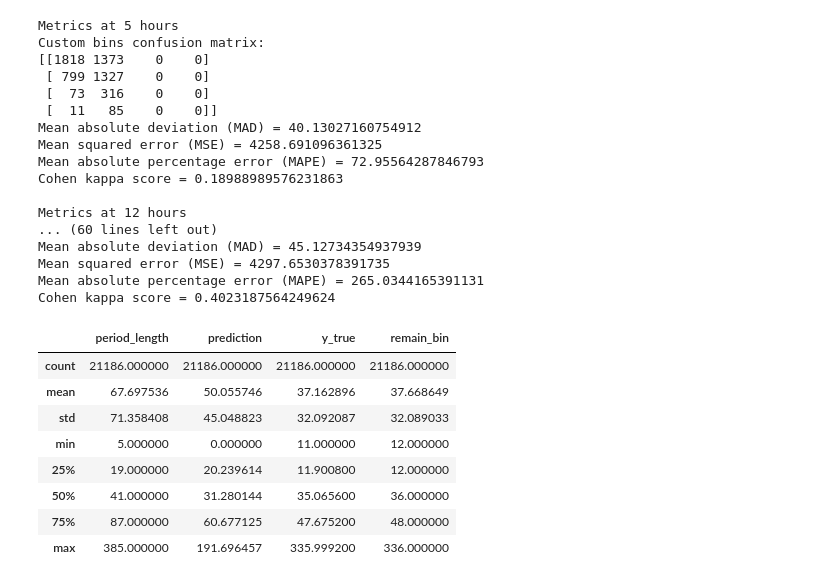
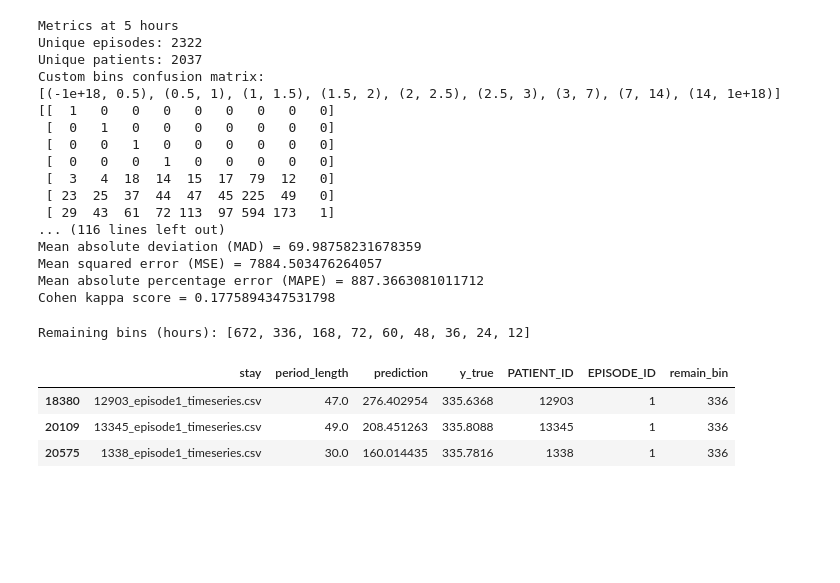
Before and after one commit to PNilayam/CS598_DLH, a Jupyter notebook: notebooks/metrics-exploration-01.ipynb, the cells around one changed output. Saved outputs shown, nothing was run; the diff lists cells and outputs as text; code cells hidden in the pictures; blank space fills up the shorter version.

```diff
--- a/notebooks/metrics-exploration-01.ipynb
+++ b/notebooks/metrics-exploration-01.ipynb
@@ -31,0 +33,4 @@ df.describe(include="all")
+# %%
+# Add patient to the table
+df["PATIENT_ID"] = df["stay"].apply(lambda x: int(re.findall(r'[0-9]+_', x)[0][:-1]))
+df["EPISODE_ID"] = df["stay"].apply(lambda x: int(re.findall(r'episode[0-9]+_', x)[-1][7:-1]))
@@ -60,0 +79,5 @@ max       396.000000
+# %%
+# Filter only those patiencts that have stay longer than ~ 1 std dev = 60
+stay_df = stay_df[stay_df.period_length >= 60]
+print(stay_df.describe())
+df = df.merge(stay_df[["stay"]], how="inner", left_on="stay", right_on="stay")
@@ -104,47 +142,45 @@ fig.set(xlabel='LOS (Hours)', ylabel='Count')
 for bin in period_bins:
     metric_df = period_df[period_df.period_bin == bin].copy()
     print(f"\nMetrics at {bin} hours")
-    print_metrics_regression(metric_df["y_true"], metric_df["prediction"], custom_bin=1)
+    print(f'Unique episodes: {len(metric_df.stay.unique())}')
+    print(f'Unique patients: {len(metric_df.PATIENT_ID.unique())}')
+    print_metrics_regression(metric_df["y_true"], metric_df["prediction"], custom_bin=2, fill_ones=True)
 # %% [output]
 Metrics at 5 hours
+Unique episodes: 2322
+Unique patients: 2037
 Custom bins confusion matrix:
-[[1818 1373    0    0]
- [ 799 1327    0    0]
- [  73  316    0    0]
- [  11   85    0    0]]
-Mean absolute deviation (MAD) = 40.13027160754912
-Mean squared error (MSE) = 4258.691096361325
-Mean absolute percentage error (MAPE) = 72.95564287846793
-Cohen kappa score = 0.18988989576231863
-
-Metrics at 12 hours
-... (60 lines left out)
-Mean absolute deviation (MAD) = 45.12734354937939
-Mean squared error (MSE) = 4297.6530378391735
-Mean absolute percentage error (MAPE) = 265.0344165391131
-Cohen kappa score = 0.4023187564249624
+[(-1e+18, 0.5), (0.5, 1), (1, 1.5), (1.5, 2), (2, 2.5), (2.5, 3), (3, 7), (7, 14), (14, 1e+18)]
+[[  1   0   0   0   0   0   0   0   0]
+ [  0   1   0   0   0   0   0   0   0]
+ [  0   0   1   0   0   0   0   0   0]
+ [  0   0   0   1   0   0   0   0   0]
+ [  3   4  18  14  15  17  79  12   0]
+ [ 23  25  37  44  47  45 225  49   0]
+ [ 29  43  61  72 113  97 594 173   1]
+... (116 lines left out)
+Mean absolute deviation (MAD) = 69.98758231678359
+Mean squared error (MSE) = 7884.503476264057
+Mean absolute percentage error (MAPE) = 887.3663081011712
+Cohen kappa score = 0.1775894347531798
 # %%
-# Remaining bins
-
+# Slice for Remaining bin statistics
 df_list = []
 
 for bin in remain_bins:
     remain_df = df[(df.y_true >= bin - 1) & (df.y_true < bin)].copy()
     remain_df["remain_bin"] = bin
     df_list.append(remain_df)
 
 remain_df = pd.concat(df_list)
-remain_df.describe()
+print(f"Remaining bins (hours): {remain_bins}")
+remain_df.head(3)
 # %% [output]
+Remaining bins (hours): [672, 336, 168, 72, 60, 48, 36, 24, 12]
-|  | period_length | prediction | y_true | remain_bin |
-| count | 21186.000000 | 21186.000000 | 21186.000000 | 21186.000000 |
-| mean | 67.697536 | 50.055746 | 37.162896 | 37.668649 |
-| std | 71.358408 | 45.048823 | 32.092087 | 32.089033 |
-| min | 5.000000 | 0.000000 | 11.000000 | 12.000000 |
-| 25% | 19.000000 | 20.239614 | 11.900800 | 12.000000 |
-| 50% | 41.000000 | 31.280144 | 35.065600 | 36.000000 |
-| 75% | 87.000000 | 60.677125 | 47.675200 | 48.000000 |
-| max | 385.000000 | 191.696457 | 335.999200 | 336.000000 |
+|  | stay | period_length | prediction | y_true | PATIENT_ID | EPISODE_ID | remain_bin |
+| 18380 | 12903_episode1_timeseries.csv | 47.0 | 276.402954 | 335.6368 | 12903 | 1 | 336 |
+| 20109 | 13345_episode1_timeseries.csv | 49.0 | 208.451263 | 335.8088 | 13345 | 1 | 336 |
+| 20575 | 1338_episode1_timeseries.csv | 30.0 | 160.014435 | 335.7816 | 1338 | 1 | 336 |
 # %%
 remain_group_df = remain_df.groupby("remain_bin", as_index=False)["stay"].count()
 remain_group_df.head(10)
```
Also changed, not shown: parts of 15 cells of this notebook, 1 other file.
